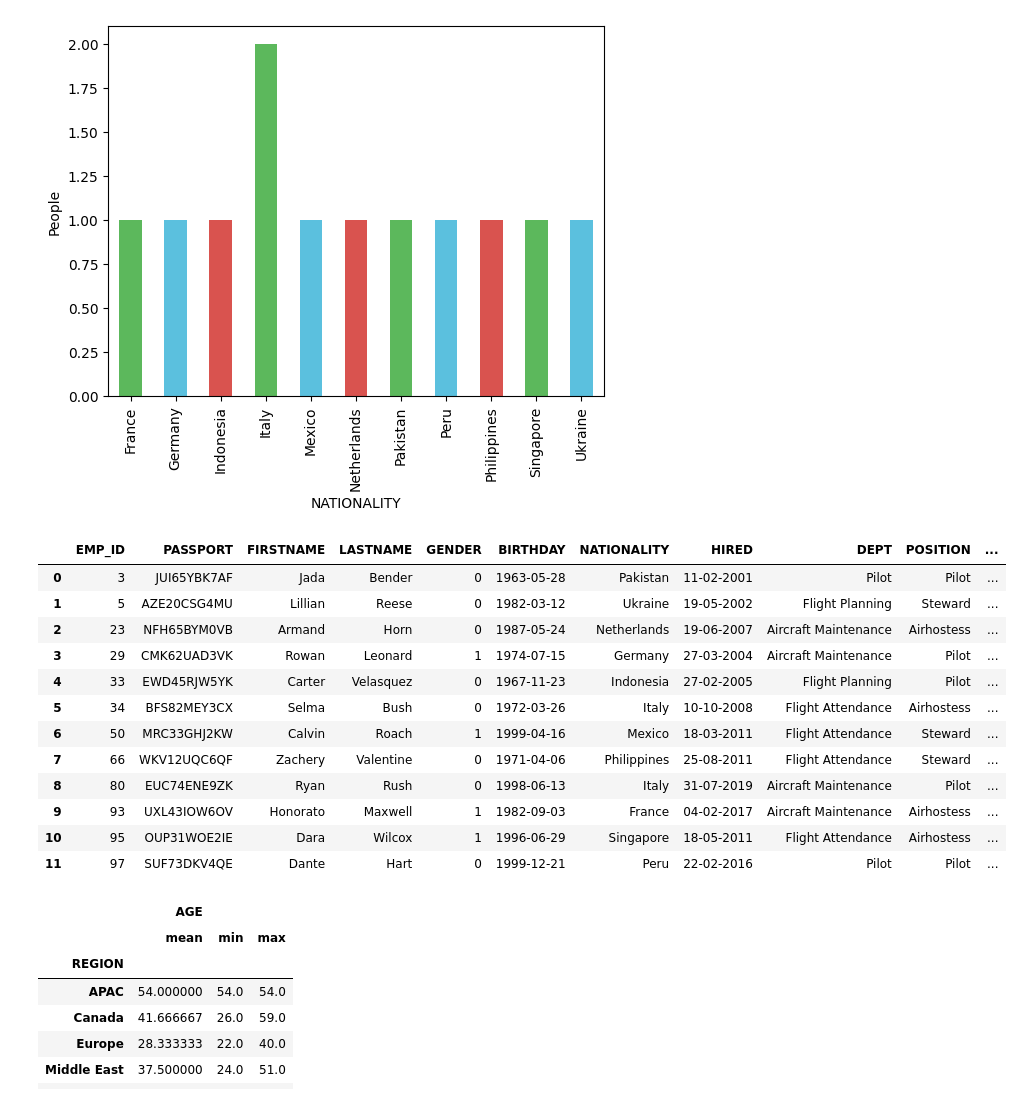
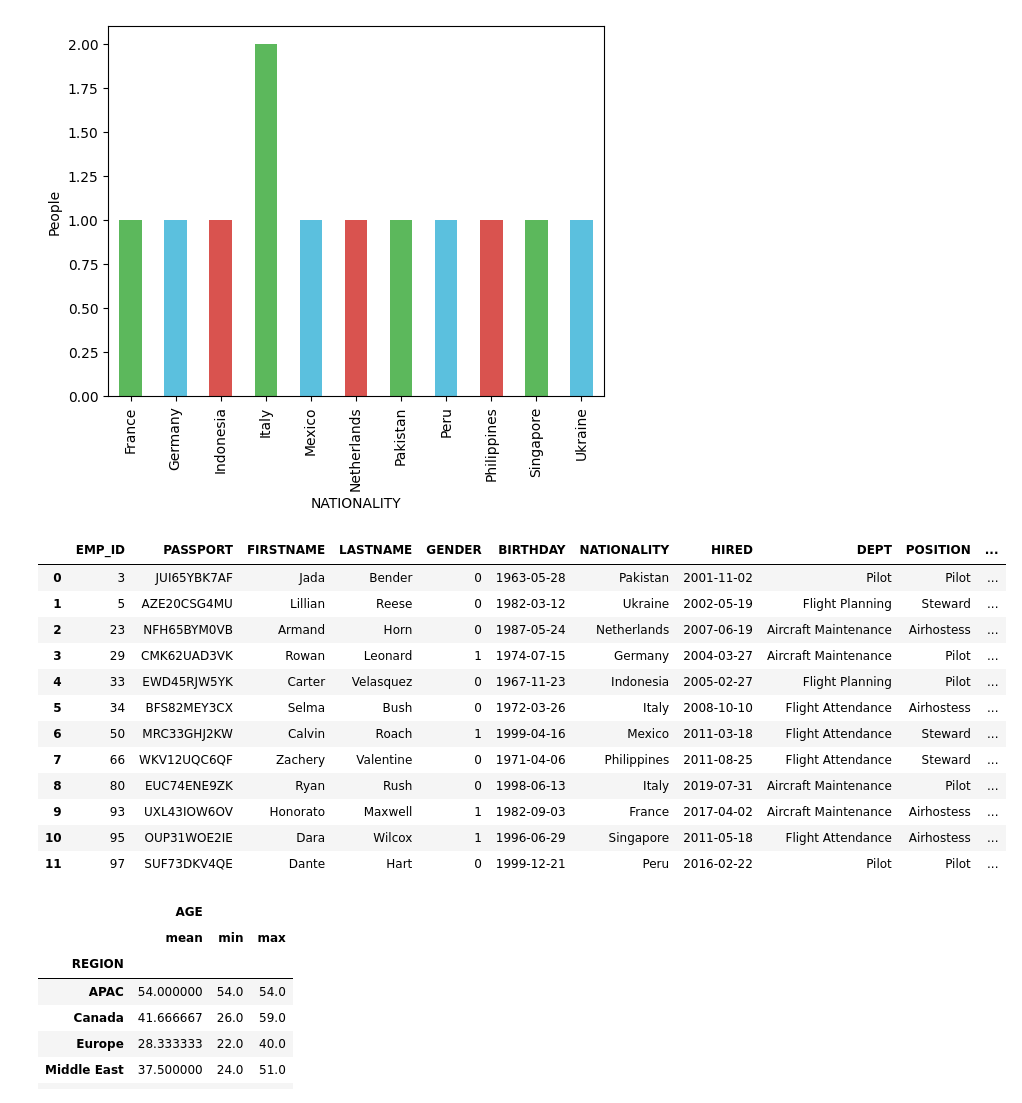
Before and after one commit to devmountaintechfest/hackathon-season2, a Jupyter notebook: src/vistualize.ipynb, the cells around one changed output. Saved outputs shown, nothing was run; the diff lists cells and outputs as text; code cells hidden in the pictures.

```diff
--- a/src/vistualize.ipynb
+++ b/src/vistualize.ipynb
@@ -68,23 +68,25 @@ devclubDf.groupby(["NATIONALITY"])["EMP_ID"].count().plot.bar(ylabel='People',co
 [figure]
 # %%
 devclubDf["BIRTHDAY"]= pd.to_datetime(devclubDf["BIRTHDAY"])
+devclubDf["HIRED"]= pd.to_datetime(devclubDf["HIRED"])
 devclubDf["TODAY"] = pd.to_datetime("today")
 devclubDf["AGE"]=((devclubDf["TODAY"]-devclubDf["BIRTHDAY"])/ np.timedelta64(1, 'Y')).apply(np.floor)
+devclubDf["EXP"]=((devclubDf["TODAY"]-devclubDf["HIRED"])/ np.timedelta64(1, 'Y')).apply(np.floor)
 devclubDf
 # %% [output]
 |  | EMP_ID | PASSPORT | FIRSTNAME | LASTNAME | GENDER | BIRTHDAY | NATIONALITY | HIRED | DEPT | POSITION | ... |
-| 0 | 3 | JUI65YBK7AF | Jada | Bender | 0 | 1963-05-28 | Pakistan | 11-02-2001 | Pilot | Pilot | ... |
-| 1 | 5 | AZE20CSG4MU | Lillian | Reese | 0 | 1982-03-12 | Ukraine | 19-05-2002 | Flight Planning | Steward | ... |
-| 2 | 23 | NFH65BYM0VB | Armand | Horn | 0 | 1987-05-24 | Netherlands | 19-06-2007 | Aircraft Maintenance | Airhostess | ... |
-| 3 | 29 | CMK62UAD3VK | Rowan | Leonard | 1 | 1974-07-15 | Germany | 27-03-2004 | Aircraft Maintenance | Pilot | ... |
-| 4 | 33 | EWD45RJW5YK | Carter | Velasquez | 0 | 1967-11-23 | Indonesia | 27-02-2005 | Flight Planning | Pilot | ... |
-| 5 | 34 | BFS82MEY3CX | Selma | Bush | 0 | 1972-03-26 | Italy | 10-10-2008 | Flight Attendance | Airhostess | ... |
-| 6 | 50 | MRC33GHJ2KW | Calvin | Roach | 1 | 1999-04-16 | Mexico | 18-03-2011 | Flight Attendance | Steward | ... |
-| 7 | 66 | WKV12UQC6QF | Zachery | Valentine | 0 | 1971-04-06 | Philippines | 25-08-2011 | Flight Attendance | Steward | ... |
-| 8 | 80 | EUC74ENE9ZK | Ryan | Rush | 0 | 1998-06-13 | Italy | 31-07-2019 | Aircraft Maintenance | Pilot | ... |
-| 9 | 93 | UXL43IOW6OV | Honorato | Maxwell | 1 | 1982-09-03 | France | 04-02-2017 | Aircraft Maintenance | Airhostess | ... |
-| 10 | 95 | OUP31WOE2IE | Dara | Wilcox | 1 | 1996-06-29 | Singapore | 18-05-2011 | Flight Attendance | Airhostess | ... |
-| 11 | 97 | SUF73DKV4QE | Dante | Hart | 0 | 1999-12-21 | Peru | 22-02-2016 | Pilot | Pilot | ... |
+| 0 | 3 | JUI65YBK7AF | Jada | Bender | 0 | 1963-05-28 | Pakistan | 2001-11-02 | Pilot | Pilot | ... |
+| 1 | 5 | AZE20CSG4MU | Lillian | Reese | 0 | 1982-03-12 | Ukraine | 2002-05-19 | Flight Planning | Steward | ... |
+| 2 | 23 | NFH65BYM0VB | Armand | Horn | 0 | 1987-05-24 | Netherlands | 2007-06-19 | Aircraft Maintenance | Airhostess | ... |
+| 3 | 29 | CMK62UAD3VK | Rowan | Leonard | 1 | 1974-07-15 | Germany | 2004-03-27 | Aircraft Maintenance | Pilot | ... |
+| 4 | 33 | EWD45RJW5YK | Carter | Velasquez | 0 | 1967-11-23 | Indonesia | 2005-02-27 | Flight Planning | Pilot | ... |
+| 5 | 34 | BFS82MEY3CX | Selma | Bush | 0 | 1972-03-26 | Italy | 2008-10-10 | Flight Attendance | Airhostess | ... |
+| 6 | 50 | MRC33GHJ2KW | Calvin | Roach | 1 | 1999-04-16 | Mexico | 2011-03-18 | Flight Attendance | Steward | ... |
+| 7 | 66 | WKV12UQC6QF | Zachery | Valentine | 0 | 1971-04-06 | Philippines | 2011-08-25 | Flight Attendance | Steward | ... |
+| 8 | 80 | EUC74ENE9ZK | Ryan | Rush | 0 | 1998-06-13 | Italy | 2019-07-31 | Aircraft Maintenance | Pilot | ... |
+| 9 | 93 | UXL43IOW6OV | Honorato | Maxwell | 1 | 1982-09-03 | France | 2017-04-02 | Aircraft Maintenance | Airhostess | ... |
+| 10 | 95 | OUP31WOE2IE | Dara | Wilcox | 1 | 1996-06-29 | Singapore | 2011-05-18 | Flight Attendance | Airhostess | ... |
+| 11 | 97 | SUF73DKV4QE | Dante | Hart | 0 | 1999-12-21 | Peru | 2016-02-22 | Pilot | Pilot | ... |
 # %%
 devclubDf.groupby(["REGION"]).agg({'AGE':['mean','min','max']})
 # %% [output]
```
Also changed, not shown: parts of 3 cells of this notebook.
